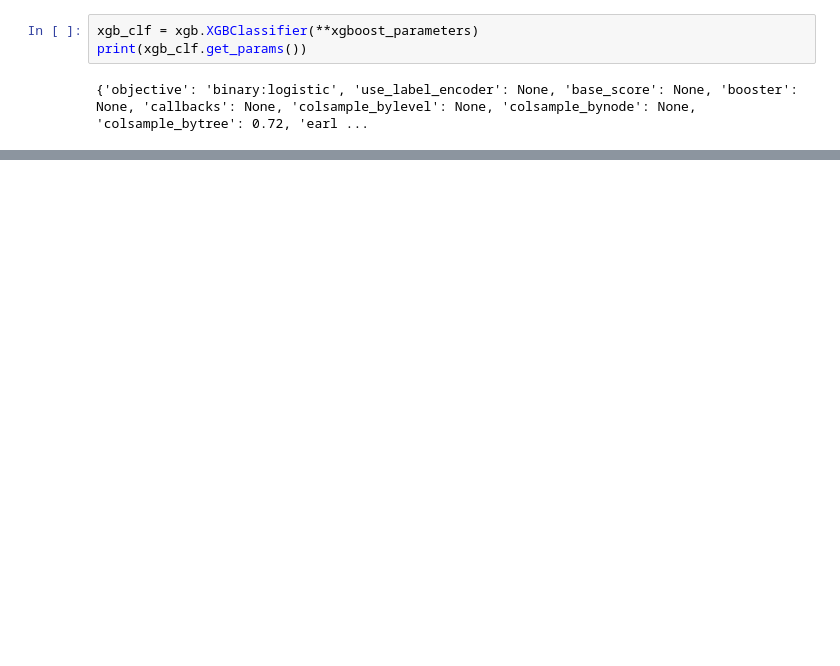
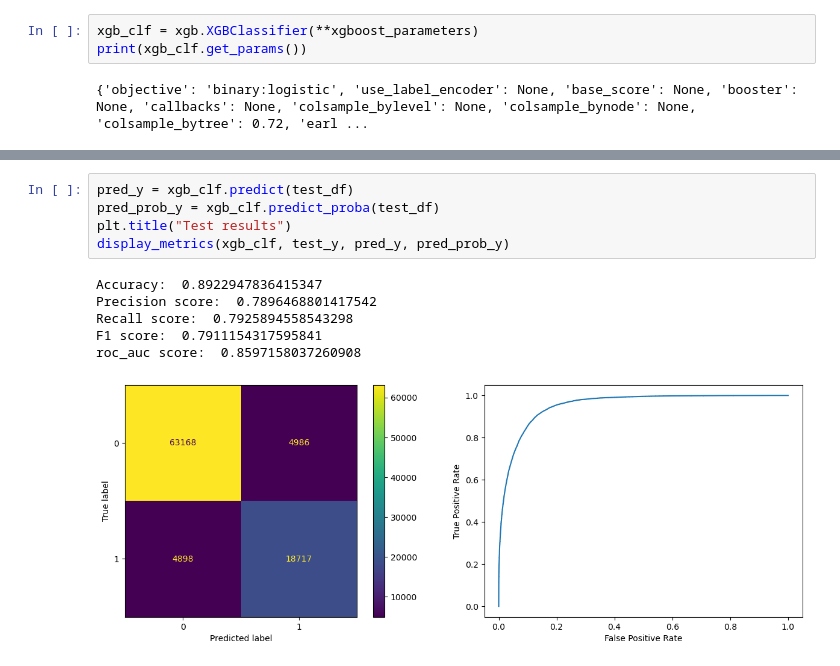
Before and after one commit to AyseAsude/American-Express-Default-Prediction, a Jupyter notebook: xgboost.ipynb, the cells around one changed output, grey strips where cells are left out. Drawn from its saved outputs; the diff is of its cells as text; blank space fills up the shorter version.

```diff
--- a/xgboost.ipynb
+++ b/xgboost.ipynb
@@ -80,3 +117,15 @@ XGBClassifier(base_score=0.5, booster='gbtree', callbacks=None,
+# %%
+pred_y = xgb_clf.predict(test_df)
+pred_prob_y = xgb_clf.predict_proba(test_df)
+plt.title("Test results")
+display_metrics(xgb_clf, test_y, pred_y, pred_prob_y)
+# %% [output]
+Accuracy:  0.8922947836415347
+Precision score:  0.7896468801417542
+Recall score:  0.7925894558543298
+F1 score:  0.7911154317595841
+roc_auc score:  0.8597158037260908
+[figure, added]
 # %%
 fig, ax = plt.subplots(figsize=(30, 30))
 # Or get a matplotlib axis
```
Also changed, not shown: parts of 9 cells of this notebook, 2 other files.
